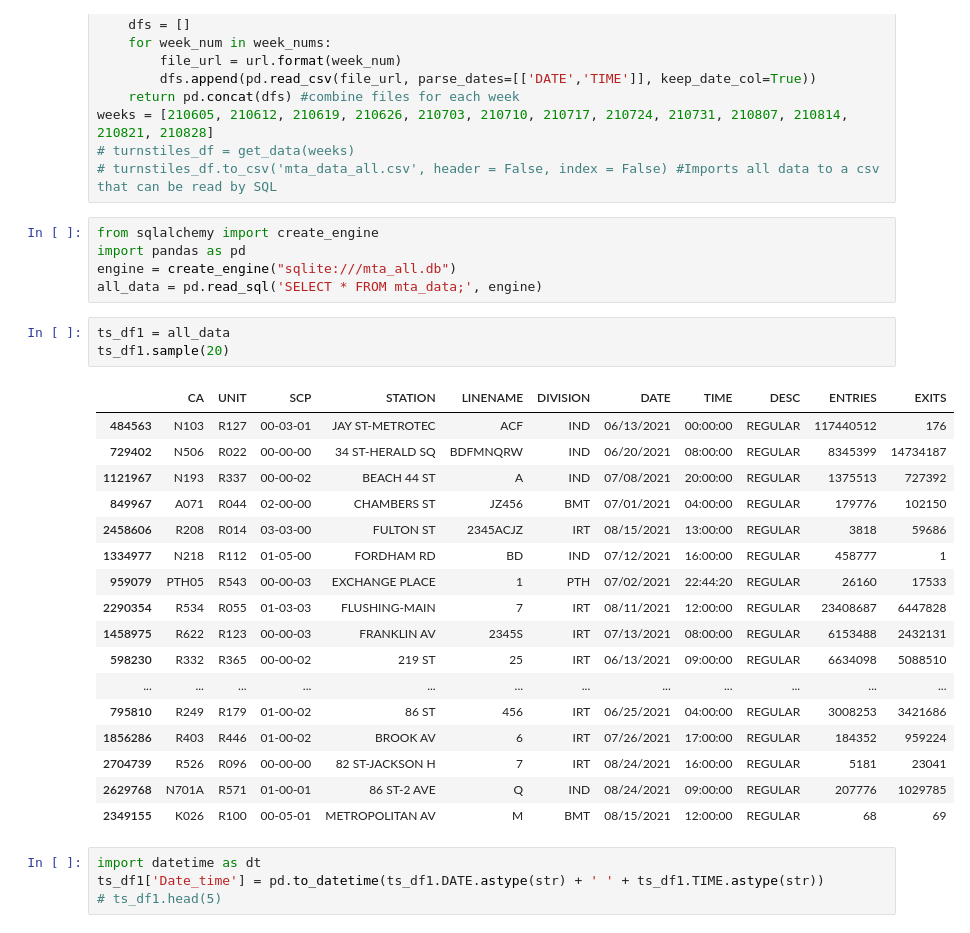
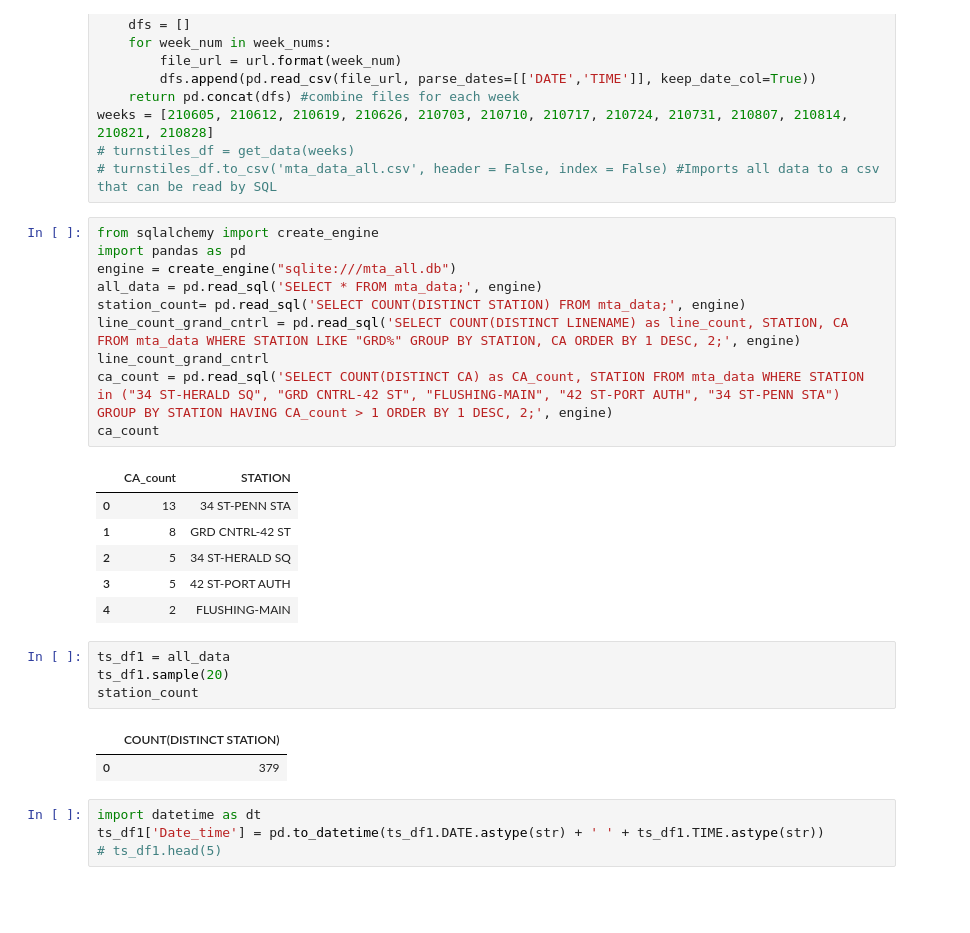
Before and after one commit to ajstake/EDA-Project, a Jupyter notebook: MTA_Data_Gathering_and_Cleaning_Notebook.ipynb, the cells around one changed output. Saved outputs shown, nothing was run; the diff lists cells and outputs as text; blank space fills up the shorter version.

```diff
--- a/MTA_Data_Gathering_and_Cleaning_Notebook.ipynb
+++ b/MTA_Data_Gathering_and_Cleaning_Notebook.ipynb
@@ -19,27 +19,25 @@ from sqlalchemy import create_engine
 import pandas as pd
 engine = create_engine("sqlite:///mta_all.db")
 all_data = pd.read_sql('SELECT * FROM mta_data;', engine)
+station_count= pd.read_sql('SELECT COUNT(DISTINCT STATION) FROM mta_data;', engine)
+line_count_grand_cntrl = pd.read_sql('SELECT COUNT(DISTINCT LINENAME) as line_count, STATION, CA FROM mta_data WHERE STATION LIKE "GRD%" GROUP BY STATION, CA ORDER BY 1 DESC, 2;', engine)
+line_count_grand_cntrl
+ca_count = pd.read_sql('SELECT COUNT(DISTINCT CA) as CA_count, STATION FROM mta_data WHERE STATION in ("34 ST-HERALD SQ", "GRD CNTRL-42 ST", "FLUSHING-MAIN", "42 ST-PORT AUTH", "34 ST-PENN STA") GROUP BY STATION HAVING CA_count > 1 ORDER BY 1 DESC, 2;', engine)
+ca_count
+# %% [output]
+|  | CA_count | STATION |
+| 0 | 13 | 34 ST-PENN STA |
+| 1 | 8 | GRD CNTRL-42 ST |
+| 2 | 5 | 34 ST-HERALD SQ |
+| 3 | 5 | 42 ST-PORT AUTH |
+| 4 | 2 | FLUSHING-MAIN |
 # %%
 ts_df1 = all_data
 ts_df1.sample(20)
+station_count
 # %% [output]
-|  | CA | UNIT | SCP | STATION | LINENAME | DIVISION | DATE | TIME | DESC | ENTRIES | EXITS |
-| 484563 | N103 | R127 | 00-03-01 | JAY ST-METROTEC | ACF | IND | 06/13/2021 | 00:00:00 | REGULAR | 117440512 | 176 |
-| 729402 | N506 | R022 | 00-00-00 | 34 ST-HERALD SQ | BDFMNQRW | IND | 06/20/2021 | 08:00:00 | REGULAR | 8345399 | 14734187 |
-| 1121967 | N193 | R337 | 00-00-02 | BEACH 44 ST | A | IND | 07/08/2021 | 20:00:00 | REGULAR | 1375513 | 727392 |
-| 849967 | A071 | R044 | 02-00-00 | CHAMBERS ST | JZ456 | BMT | 07/01/2021 | 04:00:00 | REGULAR | 179776 | 102150 |
-| 2458606 | R208 | R014 | 03-03-00 | FULTON ST | 2345ACJZ | IRT | 08/15/2021 | 13:00:00 | REGULAR | 3818 | 59686 |
-| 1334977 | N218 | R112 | 01-05-00 | FORDHAM RD | BD | IND | 07/12/2021 | 16:00:00 | REGULAR | 458777 | 1 |
-| 959079 | PTH05 | R543 | 00-00-03 | EXCHANGE PLACE | 1 | PTH | 07/02/2021 | 22:44:20 | REGULAR | 26160 | 17533 |
-| 2290354 | R534 | R055 | 01-03-03 | FLUSHING-MAIN | 7 | IRT | 08/11/2021 | 12:00:00 | REGULAR | 23408687 | 6447828 |
-| 1458975 | R622 | R123 | 00-00-03 | FRANKLIN AV | 2345S | IRT | 07/13/2021 | 08:00:00 | REGULAR | 6153488 | 2432131 |
-| 598230 | R332 | R365 | 00-00-02 | 219 ST | 25 | IRT | 06/13/2021 | 09:00:00 | REGULAR | 6634098 | 5088510 |
-| ... | ... | ... | ... | ... | ... | ... | ... | ... | ... | ... | ... |
-| 795810 | R249 | R179 | 01-00-02 | 86 ST | 456 | IRT | 06/25/2021 | 04:00:00 | REGULAR | 3008253 | 3421686 |
-| 1856286 | R403 | R446 | 01-00-02 | BROOK AV | 6 | IRT | 07/26/2021 | 17:00:00 | REGULAR | 184352 | 959224 |
-| 2704739 | R526 | R096 | 00-00-00 | 82 ST-JACKSON H | 7 | IRT | 08/24/2021 | 16:00:00 | REGULAR | 5181 | 23041 |
-| 2629768 | N701A | R571 | 01-00-01 | 86 ST-2 AVE | Q | IND | 08/24/2021 | 09:00:00 | REGULAR | 207776 | 1029785 |
-| 2349155 | K026 | R100 | 00-05-01 | METROPOLITAN AV | M | BMT | 08/15/2021 | 12:00:00 | REGULAR | 68 | 69 |
+|  | COUNT(DISTINCT STATION) |
+| 0 | 379 |
 # %%
 import datetime as dt
 ts_df1['Date_time'] = pd.to_datetime(ts_df1.DATE.astype(str) + ' ' + ts_df1.TIME.astype(str))
```
Also changed, not shown: parts of 13 cells of this notebook, 2 other files.
